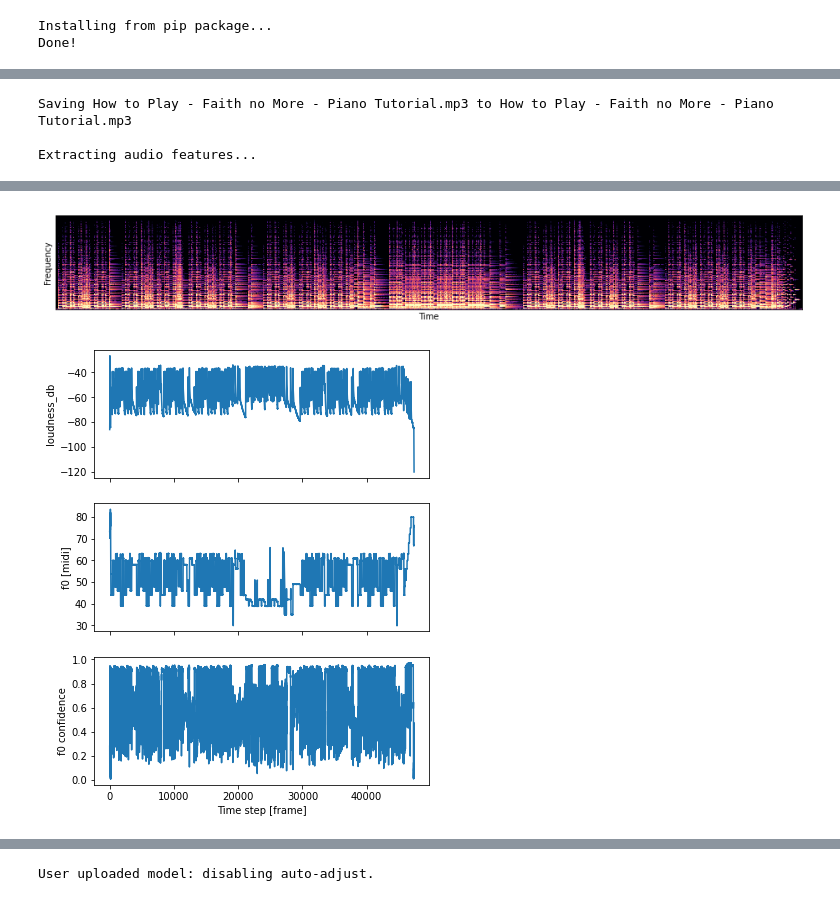
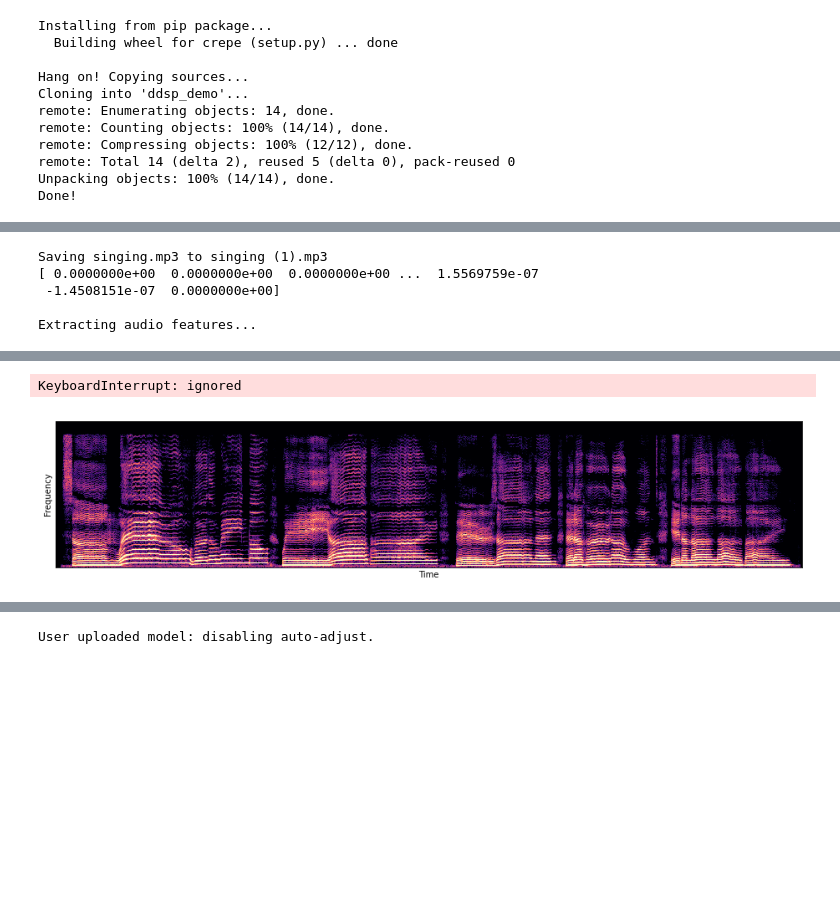
Before and after one commit to yakirhelets/ddsp_demo, a Jupyter notebook: DDSPDemo.ipynb, the cells around one changed output, grey strips where cells are left out. Cells and saved outputs as stored; diff of their text form; code cells hidden in the pictures; blank space fills up the shorter version.

```diff
--- a/DDSPDemo.ipynb
+++ b/DDSPDemo.ipynb
@@ -11,6 +11,8 @@
 
 print('Installing from pip package...')
 !pip install -qU ddsp
+print('\nHang on! Copying sources...')
+!git clone https://github.com/yakirhelets/ddsp_demo.git
 
 from __future__ import absolute_import
 from __future__ import division
@@ -44,6 +46,15 @@ sample_rate = DEFAULT_SAMPLE_RATE  # 16000
 print('Done!')
 # %% [output]
 Installing from pip package...
+  Building wheel for crepe (setup.py) ... done
+
+Hang on! Copying sources...
+Cloning into 'ddsp_demo'...
+remote: Enumerating objects: 14, done.
+remote: Counting objects: 100% (14/14), done.
+remote: Compressing objects: 100% (12/12), done.
+remote: Total 14 (delta 2), reused 5 (delta 0), pack-reused 0
+Unpacking objects: 100% (14/14), done.
 Done!
 # %%
 #@title Upload Audio File
@@ -51,19 +62,27 @@ Done!
 #@markdown * Audio should be monophonic (single instrument / voice)
 #@markdown * Extracts fundmanetal frequency (f0) and loudness features.
 
-example_or_upload = "Example"  #@param ["Example", "Upload (.mp3 or .wav)"]
+example_or_upload = "Upload (.mp3 or .wav)"  #@param ["Example - Singing", "Upload (.mp3 or .wav)"]
 
-if record_or_upload == "Example":
+if example_or_upload == "Example - Singing":
   # audio = record(seconds=record_seconds)
-  sample = "singing.mp3"
-  audio = audio_bytes_to_np(sample, DEFAULT_SAMPLE_RATE, None)
+  example_path = "/content/ddsp_demo/sources/audio_examples/somewhere_over_the_rainbow.mp3"
+
+  # with open(example_path, 'ab') as f:
+  #       f.write(data)
+
+  with open(example_path, "rb") as file_audio:
+    audio_as_bytes = file_audio.read()
+  audio = audio_bytes_to_np(audio_as_bytes)
+  print(audio)
 else:
   # Load audio sample here (.mp3 or .wav3 file)
   # Just use the first file.
   filenames, audios = upload()
   audio = audios[0]
+  print(audio)
 audio = audio[np.newaxis, :]
-prin t('\nExtracting audio features...')
+print('\nExtracting audio features...')
 
 # Plot.
 specplot(audio)
@@ -74,8 +93,11 @@ ddsp.spectral_ops.reset_crepe()
 
 # Compute features.
 start_time = time.time()
+print(audio)
 audio_features = ddsp.training.eval_util.compute_audio_features(audio)
+print(audio)
 audio_features['loudness_db'] = audio_features['loudness_db'].astype(np.float32)
+print(audio)
 audio_features_mod = None
 print('Audio features took %.1f seconds' % (time.time() - start_time))
 
@@ -96,7 +118,9 @@ ax[2].set_ylabel('f0 confidence')
 _ = ax[2].set_xlabel('Time step [frame]')
 # %% [output]
 [interactive output not drawn]
-Saving How to Play - Faith no More - Piano Tutorial.mp3 to How to Play - Faith no More - Piano Tutorial.mp3
+Saving singing.mp3 to singing (1).mp3
+[ 0.0000000e+00  0.0000000e+00  0.0000000e+00 ...  1.5569759e-07
+ -1.4508151e-07  0.0000000e+00]
 
 Extracting audio features...
 [interactive output not drawn]
@@ -104,5 +129,5 @@ Audio features took 72.3 seconds
+KeyboardInterrupt: ignored
-[figure, old version]
+[figure, new version]
-[figure, removed]
 # %%
 #@title Choose a model
 
```
Also changed, not shown: parts of 1 cell of this notebook.
